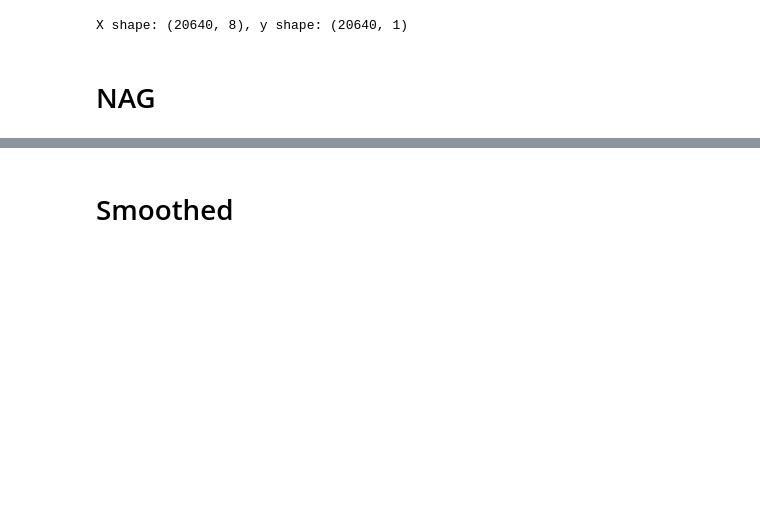
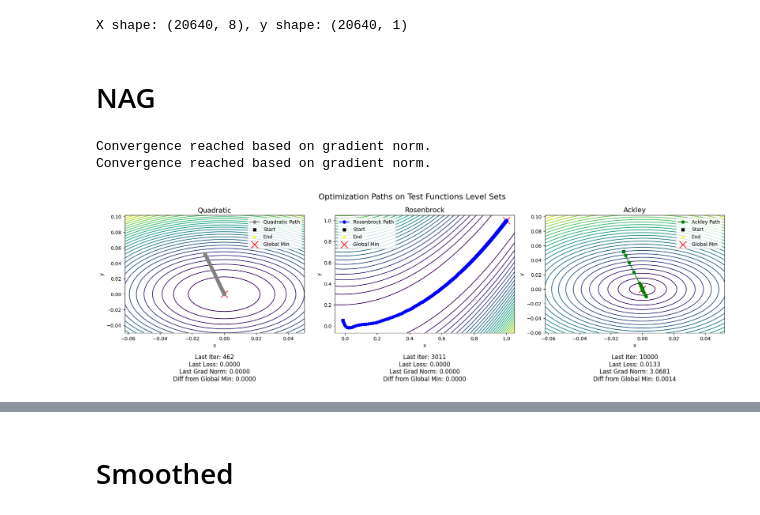
Before and after one commit to MarcoPoiani00/Optimization4DS, a Jupyter notebook: ODS_Comparison.ipynb, the cells around one changed output, grey strips where cells are left out. Drawn from its saved outputs; the diff is of its cells as text; code cells hidden in the pictures; blank space fills up the shorter version.

```diff
--- a/ODS_Comparison.ipynb
+++ b/ODS_Comparison.ipynb
@@ -396,3 +539,25 @@ def NAG(f, theta, epsilon, eta, tol, max_iters, grad_norm_threshold=None, loss_t
         history["trajectory"].append(theta.copy())
 
     return theta, history
+# %%
+# Create an instance of TestFunctions and test the optimizer
+test_functions = TestFunctions()
+
+# Set optimizer parameters
+theta_init = np.array([-0.012, 0.052])
+epsilon = 0.001  # Learning rate
+eta = 0.9  # Momentum coefficient
+tol = 1e-6
+max_iters = 10000
+
+# Define optimizer wrapper function for plotting
+def optimizer_wrapper(f):
+    _, history = NAG(f, theta_init, epsilon, eta, tol, max_iters)
+    return history
+
+# Plot the optimization paths for test functions
+test_functions.plot_contours(optimizer_wrapper)
+# %% [output]
+Convergence reached based on gradient norm.
+Convergence reached based on gradient norm.
+[figure, added]
```
Also changed, not shown: parts of 22 cells of this notebook.
